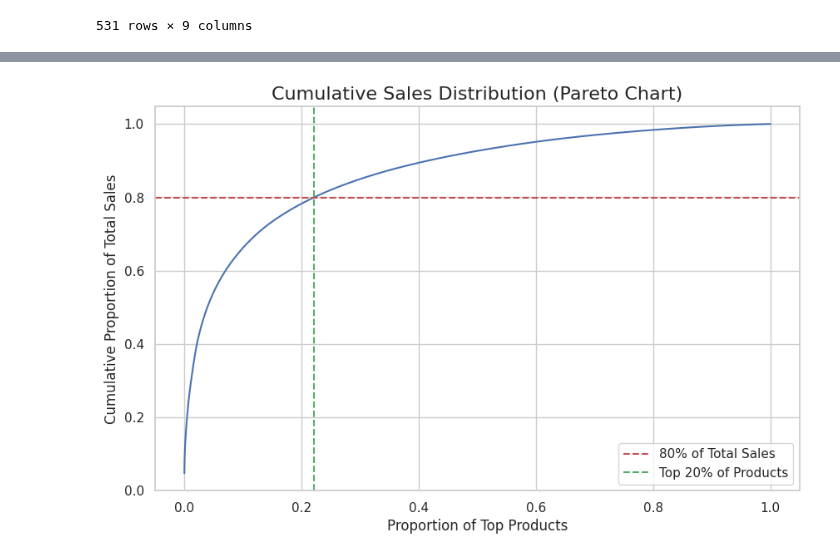
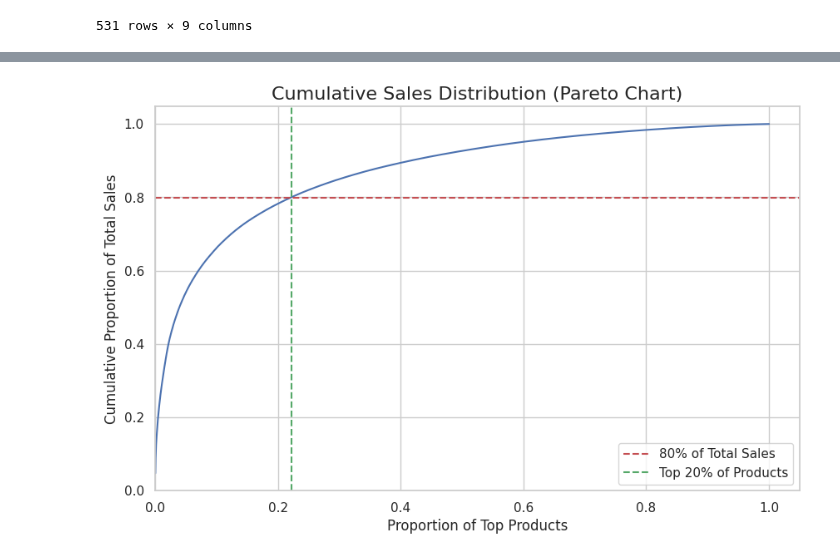
Before and after one commit to jmhwang-dev/e-commerce, a Jupyter notebook: notebooks/pandas/eda/sales_detail.ipynb, the cells around one changed output, grey strips where cells are left out. Drawn from its saved outputs; the diff is of its cells as text; code cells hidden in the pictures.

```diff
--- a/notebooks/pandas/eda/sales_detail.ipynb
+++ b/notebooks/pandas/eda/sales_detail.ipynb
@@ -542,26 +555,29 @@ cumul_sales_proportion_top_80_per = total_sals_top_80_per.iloc[-1]['total_sellin
 # %%
 total_products = len(popular_product_sorted)
 
 # --- 올바른 파레토 차트 시각화 ---
 sns.set_theme(style="whitegrid")
 plt.figure(figsize=(10, 6))
 
 # X축: 제품의 누적 '비율'
 # Y축: 매출의 누적 '비율' (파일에 있는 cumsum 열 사용)
 sns.lineplot(
     x='rank_proportion',
     y='total_selling_price_proportion_cumsum',
     data=popular_product_sorted
 )
 
+plt.xlim(0)
+plt.ylim(0)
+
 plt.axhline(y=cumul_sales_proportion_top_80_per, color='r', linestyle='--', label='80% of Total Sales')
 plt.axvline(x=product_rank_proportion_top_80_perc, color='g', linestyle='--', label='Top 20% of Products')
 
 plt.title('Cumulative Sales Distribution (Pareto Chart)', fontsize=16)
 plt.xlabel('Proportion of Top Products', fontsize=12)
 plt.ylabel('Cumulative Proportion of Total Sales', fontsize=12)
 plt.legend()
 plt.grid(True)
 plt.show()
 # %% [output]
-[figure, old version]
+[figure, new version]
```
Also changed, not shown: parts of 2 cells of this notebook, 1 other file.
